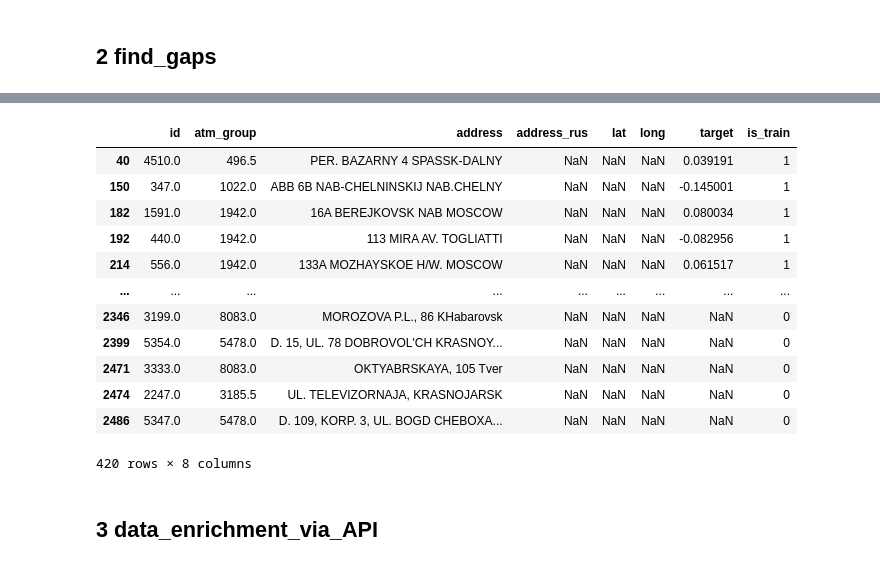
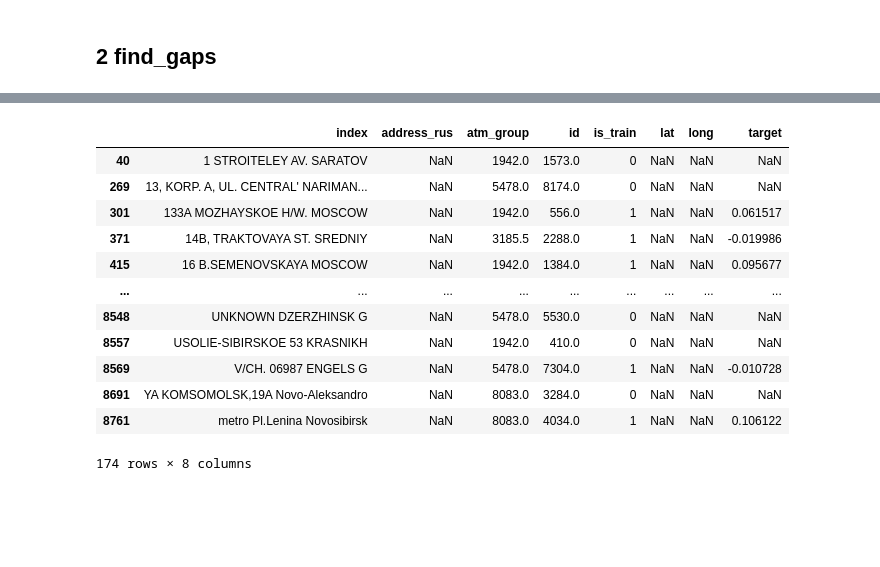
Before and after one commit to laasan/atms_popularity, a Jupyter notebook: notebooks/1.0-gyuv-initial-data-exploration.ipynb, the cells around one changed output, grey strips where cells are left out. Cells and saved outputs as stored; diff of their text form; code cells hidden in the pictures; blank space fills up the shorter version.

```diff
--- a/notebooks/1.0-gyuv-initial-data-exploration.ipynb
+++ b/notebooks/1.0-gyuv-initial-data-exploration.ipynb
@@ -59,3 +59,5 @@ is_train          0
 dtype: int64
 # %% [markdown]
 ## 2 find_gaps
+# %%
+find_gaps = combine_data[combine_data['address_rus'].isnull()]
@@ -61,0 +143,8 @@ dtype: int64
+# %%
+geocoded_gaps = pd.read_csv('C:\\Users\\Юрий\\Documents\\MLOps\\atms_popularity\\data\\external\\geocoded_data.csv')
+geocoded_gaps.drop('Unnamed: 0', axis=1, inplace=True)
+geocoded_gaps = geocoded_gaps[['source', 'result', 'geo_lat', 'geo_lon', 'qc_geo']]
+geocoded_gaps = geocoded_gaps.drop_duplicates(subset=['source'])
+geocoded_gaps = geocoded_gaps[geocoded_gaps['qc_geo'] < 2]
+geocoded_gaps.rename(columns={'result': 'address_rus', 'geo_lat': 'lat', 'geo_lon': 'long'}, inplace=True)
+geocoded_gaps.drop('qc_geo', axis=1, inplace=True)
@@ -61,0 +167,5 @@ dtype: int64
+# %%
+df1 = find_gaps.set_index('address').combine_first(geocoded_gaps.set_index('source'))
+# %%
+df2 = combine_data.set_index('address').combine_first(geocoded_gaps.set_index('source')).reset_index()
+df2.rename(columns={'index': 'address'}, inplace=True)
@@ -62,18 +188,16 @@ dtype: int64
 # %%
-combined_df[combined_df['address_rus'].isnull()]
+df2[df2['address_rus'].isnull()]
 # %% [output]
-|  | id | atm_group | address | address_rus | lat | long | target | is_train |
-| 40 | 4510.0 | 496.5 | PER. BAZARNY 4 SPASSK-DALNY | NaN | NaN | NaN | 0.039191 | 1 |
-| 150 | 347.0 | 1022.0 | ABB 6B NAB-CHELNINSKIJ NAB.CHELNY | NaN | NaN | NaN | -0.145001 | 1 |
-| 182 | 1591.0 | 1942.0 | 16A BEREJKOVSK NAB MOSCOW | NaN | NaN | NaN | 0.080034 | 1 |
-| 192 | 440.0 | 1942.0 | 113 MIRA AV. TOGLIATTI | NaN | NaN | NaN | -0.082956 | 1 |
-| 214 | 556.0 | 1942.0 | 133A MOZHAYSKOE H/W. MOSCOW | NaN | NaN | NaN | 0.061517 | 1 |
+|  | index | address_rus | atm_group | id | is_train | lat | long | target |
+| 40 | 1 STROITELEY AV. SARATOV | NaN | 1942.0 | 1573.0 | 0 | NaN | NaN | NaN |
+| 269 | 13, KORP. A, UL. CENTRAL' NARIMAN... | NaN | 5478.0 | 8174.0 | 0 | NaN | NaN | NaN |
+| 301 | 133A MOZHAYSKOE H/W. MOSCOW | NaN | 1942.0 | 556.0 | 1 | NaN | NaN | 0.061517 |
+| 371 | 14B, TRAKTOVAYA ST. SREDNIY | NaN | 3185.5 | 2288.0 | 1 | NaN | NaN | -0.019986 |
+| 415 | 16 B.SEMENOVSKAYA MOSCOW | NaN | 1942.0 | 1384.0 | 1 | NaN | NaN | 0.095677 |
 | ... | ... | ... | ... | ... | ... | ... | ... | ... |
-| 2346 | 3199.0 | 8083.0 | MOROZOVA P.L., 86 KHabarovsk | NaN | NaN | NaN | NaN | 0 |
-| 2399 | 5354.0 | 5478.0 | D. 15, UL. 78 DOBROVOL'CH KRASNOY... | NaN | NaN | NaN | NaN | 0 |
-| 2471 | 3333.0 | 8083.0 | OKTYABRSKAYA, 105 Tver | NaN | NaN | NaN | NaN | 0 |
-| 2474 | 2247.0 | 3185.5 | UL. TELEVIZORNAJA, KRASNOJARSK | NaN | NaN | NaN | NaN | 0 |
-| 2486 | 5347.0 | 5478.0 | D. 109, KORP. 3, UL. BOGD CHEBOXA... | NaN | NaN | NaN | NaN | 0 |
+| 8548 | UNKNOWN DZERZHINSK G | NaN | 5478.0 | 5530.0 | 0 | NaN | NaN | NaN |
+| 8557 | USOLIE-SIBIRSKOE 53 KRASNIKH | NaN | 1942.0 | 410.0 | 0 | NaN | NaN | NaN |
+| 8569 | V/CH. 06987 ENGELS G | NaN | 5478.0 | 7304.0 | 1 | NaN | NaN | -0.010728 |
+| 8691 | YA KOMSOMOLSK,19A Novo-Aleksandro | NaN | 8083.0 | 3284.0 | 0 | NaN | NaN | NaN |
+| 8761 | metro Pl.Lenina Novosibirsk | NaN | 8083.0 | 4034.0 | 1 | NaN | NaN | 0.106122 |
-420 rows × 8 columns
+174 rows × 8 columns
-# %% [markdown]
-## 3 data_enrichment_via_API
```
Also changed, not shown: parts of 21 cells of this notebook, 2 other files.
